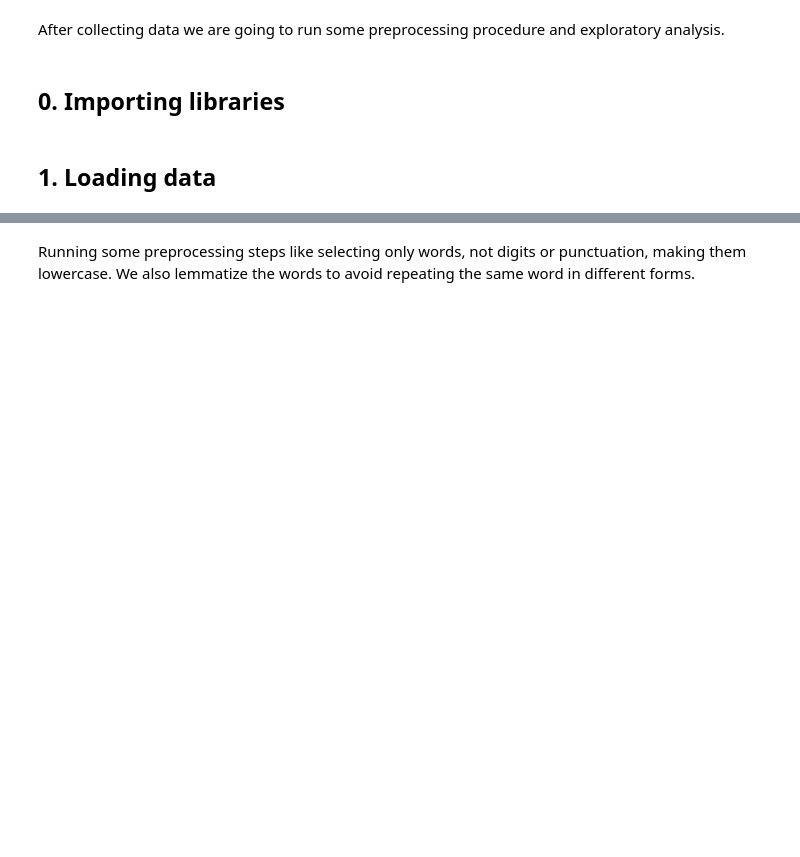
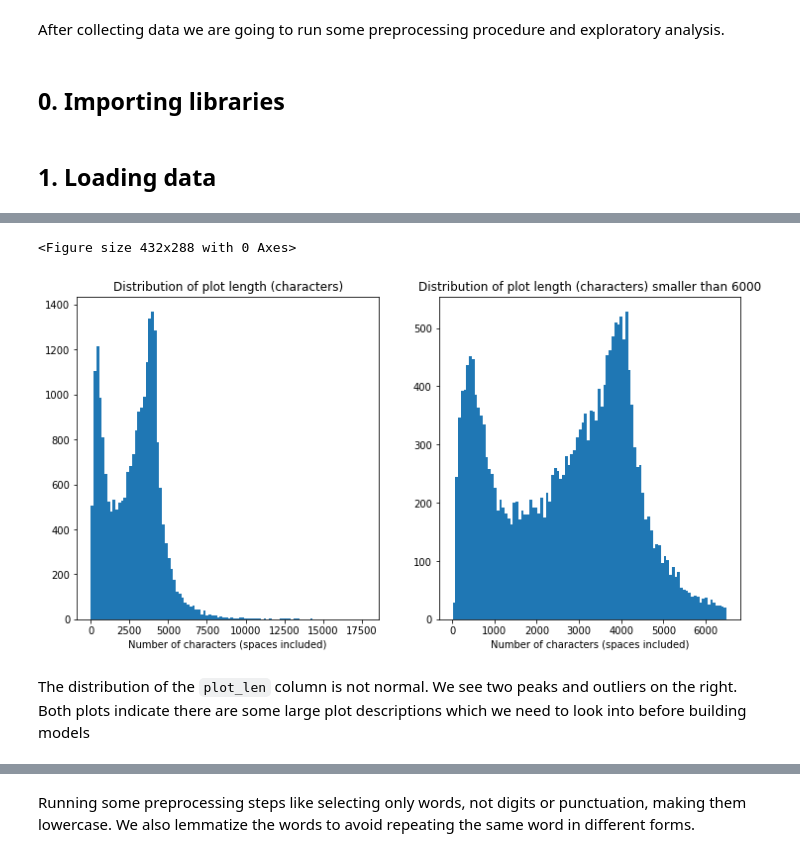
Before and after one commit to altynsai/movie_ratings, a Jupyter notebook: 1_data_preprocessing_and_eda.ipynb, the cells around one changed output, grey strips where cells are left out. Drawn from its saved outputs; the diff is of its cells as text; code cells hidden in the pictures; blank space fills up the shorter version.

```diff
--- a/1_data_preprocessing_and_eda.ipynb
+++ b/1_data_preprocessing_and_eda.ipynb
@@ -80,0 +66,18 @@ Good news - our data is almost normally distributed which is one of the assumpti
+# %%
+plt.figure()
+fig, ax = plt.subplots(nrows = 1, ncols = 2, figsize = (12,6))
+
+ax[0].hist(data['plot_len'], bins = 100)
+ax[0].set_title('Distribution of plot length (characters)')
+ax[0].set_xlabel('Number of characters (spaces included)')
+
+ax[1].hist(data[data['plot_len'] < 6500]['plot_len'], bins = 100)
+ax[1].set_title('Distribution of plot length (characters) smaller than 6000')
+ax[1].set_xlabel('Number of characters (spaces included)')
+
+plt.show()
+# %% [output]
+<Figure size 432x288 with 0 Axes>
+[figure, added]
+# %% [markdown]
+The distribution of the `plot_len` column is not normal. We see two peaks and outliers on the right. Both plots indicate there are some large plot descriptions which we need to look into before building models
```
Also changed, not shown: parts of 43 cells of this notebook.
